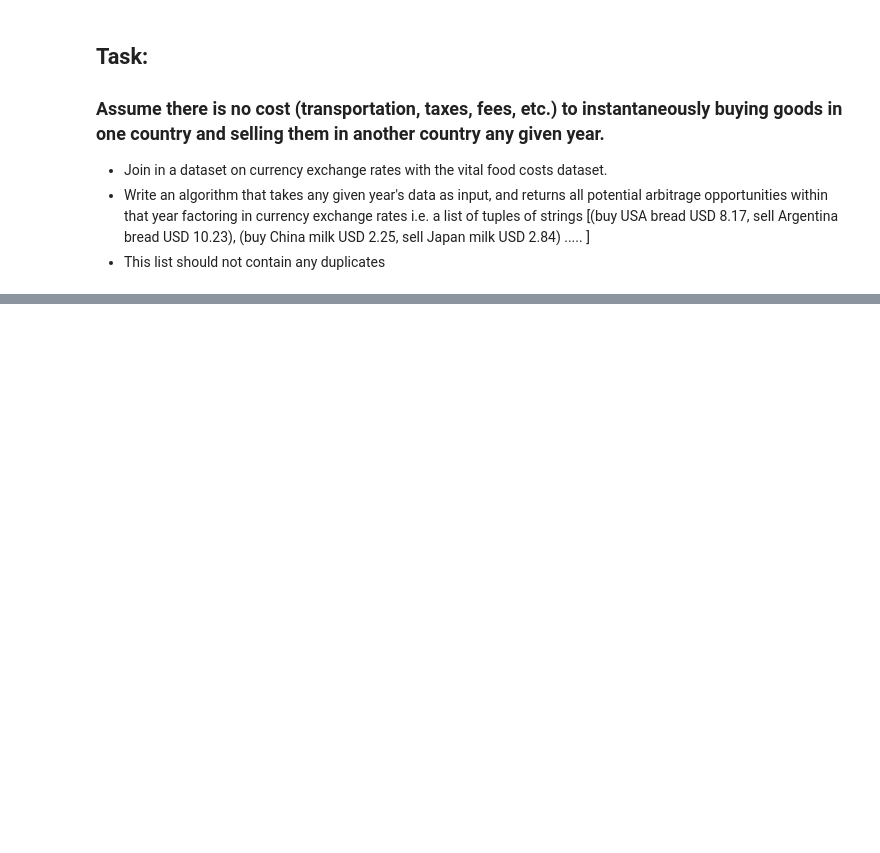
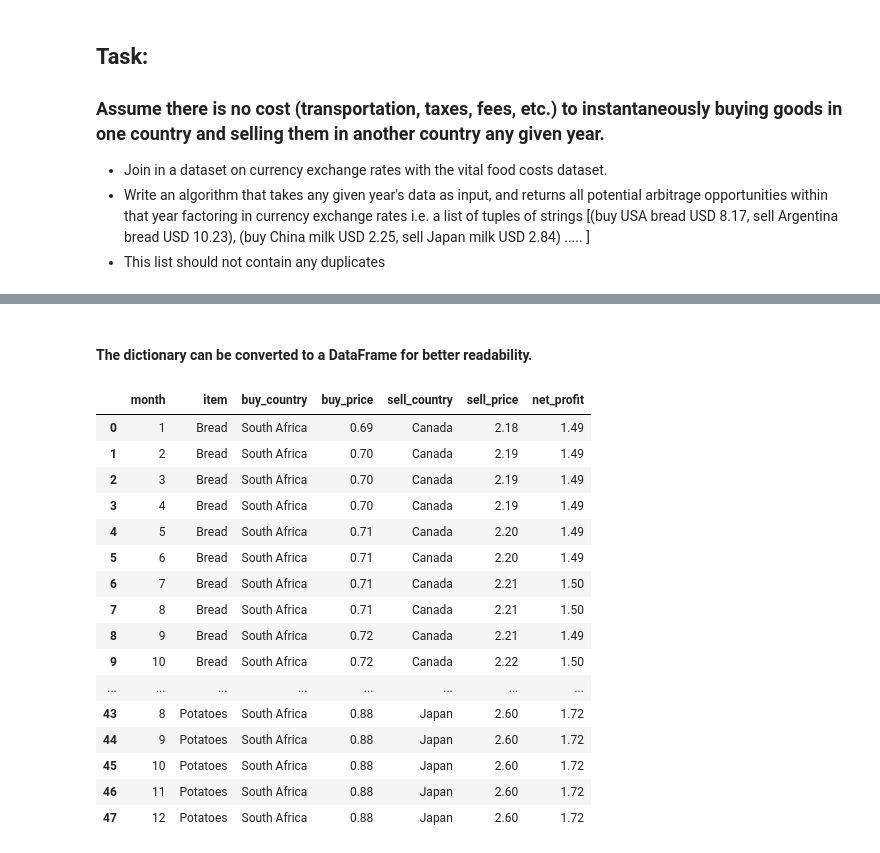
Before and after one commit to Ra20r/MSEC-Bootcamp-2025, a Jupyter notebook: bootcamp_project.ipynb, the cells around one changed output, grey strips where cells are left out. Saved outputs shown, nothing was run; the diff lists cells and outputs as text; code cells hidden in the pictures; blank space fills up the shorter version.

```diff
--- a/bootcamp_project.ipynb
+++ b/bootcamp_project.ipynb
@@ -307,0 +317,33 @@ Index(['index', 'Country', 'Year', 'Month', 'Food Item', 'Unit of Measurement',
+# %%
+def arbitrage(year, df = df):
+    year_data = df[df["Year"] == year]
+    arbitrage_opportunities = {} # Dictionary to store arbitrage opportunities by month
+    # The key will be the month, and the value will be a list of tuples with arbitrage opportunities
+    records = [] # List to store records of arbitrage opportunities to further process it to a DataFrame if needed
+
+    for item in year_data['Food Item'].unique():
+        for month in year_data['Month'].unique():
+            month_data = year_data[(year_data['Food Item'] == item) & (year_data['Month'] == month)]
+            maxrow = month_data.loc[month_data['Price in USD'].idxmax()]
+            minrow = month_data.loc[month_data['Price in USD'].idxmin()]
+            if maxrow['Price in USD'] - minrow['Price in USD'] > 0:  # Only consider if there's a profit opportunity
+                opportunity = (
+                    f"buy {minrow['Country']} {item} {minrow['Price in USD']:.2f}",
+                    f"sell {maxrow['Country']} {item} {maxrow['Price in USD']:.2f}"
+                )
+                if month not in arbitrage_opportunities:
+                    arbitrage_opportunities[month] = []
+                arbitrage_opportunities[month].append(opportunity)
+                records.append({
+                    'month': month,
+                    'item': item,
+                    'buy_country': minrow['Country'],
+                    'buy_price': minrow['Price in USD'],
+                    'sell_country': maxrow['Country'],
+                    'sell_price': maxrow['Price in USD'],
+                    'net_profit': maxrow['Price in USD'] - minrow['Price in USD']
+                })
+    return arbitrage_opportunities, records
+
+arbitrage_opportunities = arbitrage(2018)
+arbitrage_opportunities[0]
@@ -307,0 +368,23 @@ Index(['index', 'Country', 'Year', 'Month', 'Food Item', 'Unit of Measurement',
+# %% [markdown]
+#### The dictionary can be converted to a DataFrame for better readability.
+# %%
+arbitrage_records_df = pd.DataFrame(arbitrage_opportunities[1])
+arbitrage_records_df
+# %% [output]
+|  | month | item | buy_country | buy_price | sell_country | sell_price | net_profit |
+| 0 | 1 | Bread | South Africa | 0.69 | Canada | 2.18 | 1.49 |
+| 1 | 2 | Bread | South Africa | 0.70 | Canada | 2.19 | 1.49 |
+| 2 | 3 | Bread | South Africa | 0.70 | Canada | 2.19 | 1.49 |
+| 3 | 4 | Bread | South Africa | 0.70 | Canada | 2.19 | 1.49 |
+| 4 | 5 | Bread | South Africa | 0.71 | Canada | 2.20 | 1.49 |
+| 5 | 6 | Bread | South Africa | 0.71 | Canada | 2.20 | 1.49 |
+| 6 | 7 | Bread | South Africa | 0.71 | Canada | 2.21 | 1.50 |
+| 7 | 8 | Bread | South Africa | 0.71 | Canada | 2.21 | 1.50 |
+| 8 | 9 | Bread | South Africa | 0.72 | Canada | 2.21 | 1.49 |
+| 9 | 10 | Bread | South Africa | 0.72 | Canada | 2.22 | 1.50 |
+| ... | ... | ... | ... | ... | ... | ... | ... |
+| 43 | 8 | Potatoes | South Africa | 0.88 | Japan | 2.60 | 1.72 |
+| 44 | 9 | Potatoes | South Africa | 0.88 | Japan | 2.60 | 1.72 |
+| 45 | 10 | Potatoes | South Africa | 0.88 | Japan | 2.60 | 1.72 |
+| 46 | 11 | Potatoes | South Africa | 0.88 | Japan | 2.60 | 1.72 |
+| 47 | 12 | Potatoes | South Africa | 0.88 | Japan | 2.60 | 1.72 |
```
Also changed, not shown: parts of 3 cells of this notebook.
